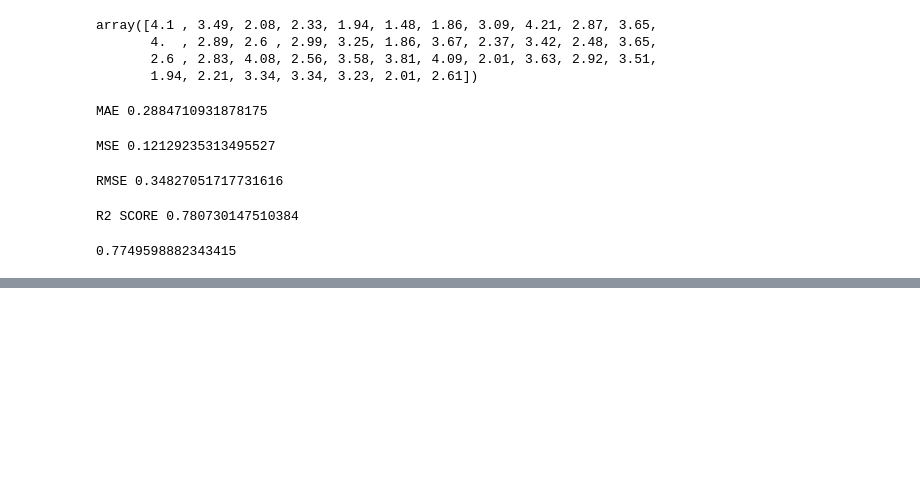
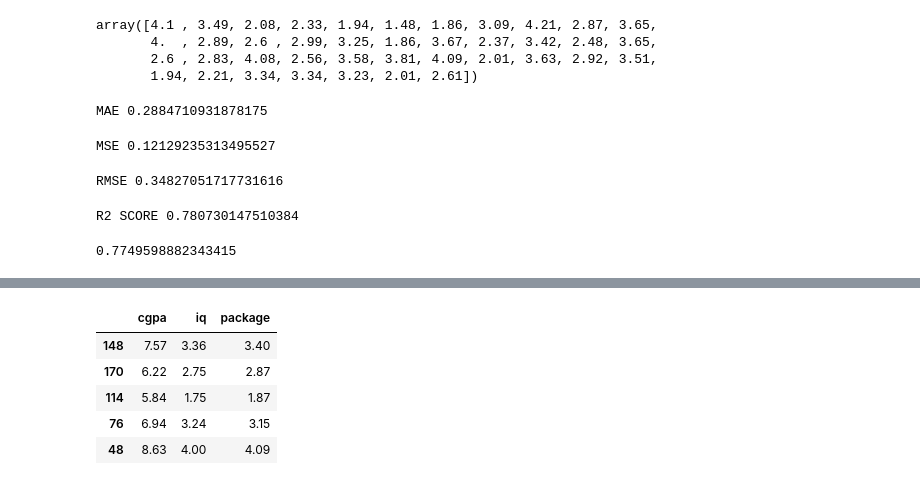
Before and after one commit to pushpam-raghuvanshi/ML-practice, a Jupyter notebook: 49_Regression_Metrics_|_MSE,_MAE_&_RMSE_|_R2_Score_&_Adjusted_R2_Score.ipynb, the cells around one changed output, grey strips where cells are left out. Cells and saved outputs as stored; diff of their text form; code cells hidden in the pictures; blank space fills up the shorter version.

```diff
--- a/49_Regression_Metrics_|_MSE,_MAE_&_RMSE_|_R2_Score_&_Adjusted_R2_Score.ipynb
+++ b/49_Regression_Metrics_|_MSE,_MAE_&_RMSE_|_R2_Score_&_Adjusted_R2_Score.ipynb
@@ -226,0 +276,9 @@ r2 = r2_score(y_test,y_pred)
+# %%
+new_df2.sample(5)
+# %% [output]
+|  | cgpa | iq | package |
+| 148 | 7.57 | 3.36 | 3.40 |
+| 170 | 6.22 | 2.75 | 2.87 |
+| 114 | 5.84 | 1.75 | 1.87 |
+| 76 | 6.94 | 3.24 | 3.15 |
+| 48 | 8.63 | 4.00 | 4.09 |
```
Also changed, not shown: parts of 18 cells of this notebook.
